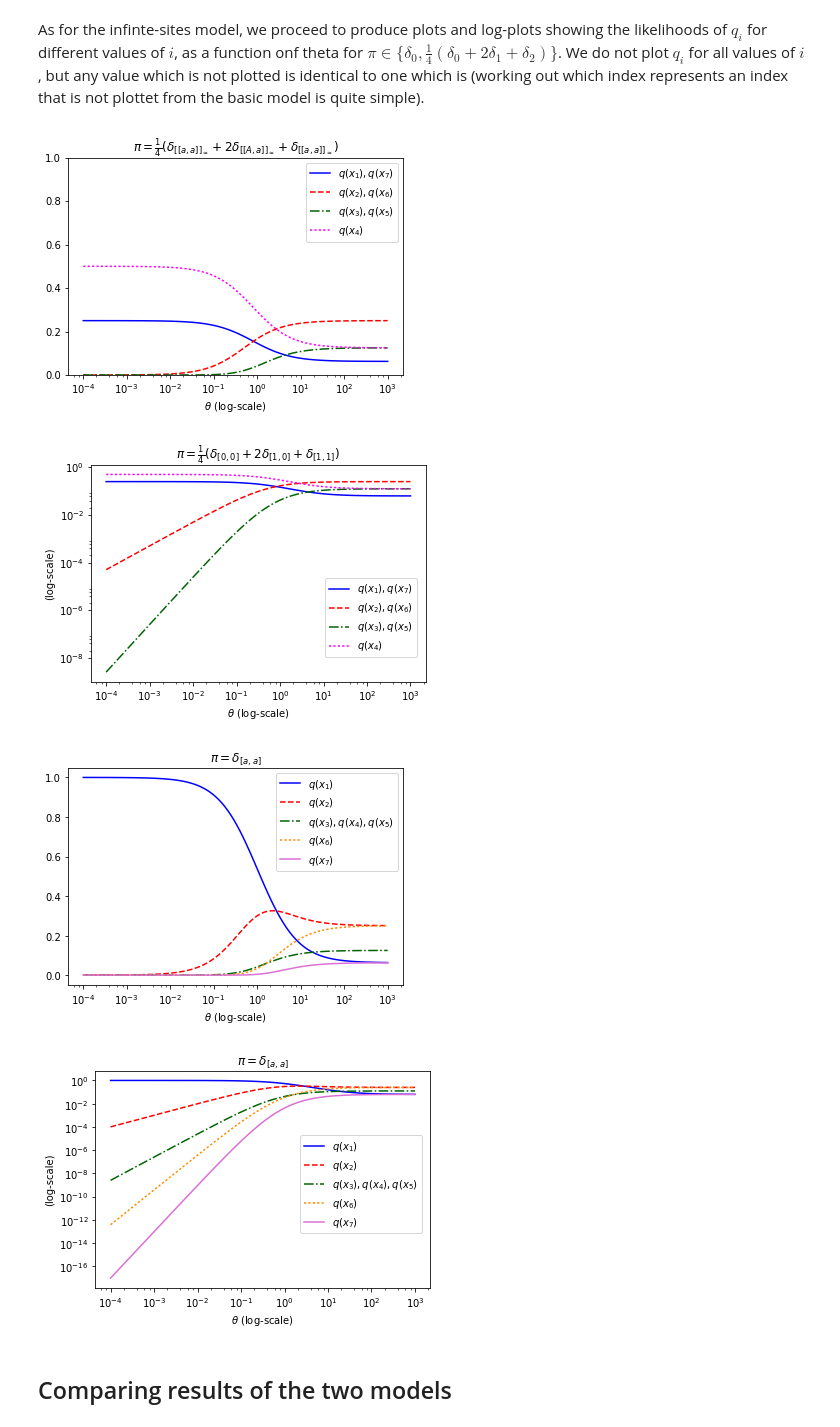
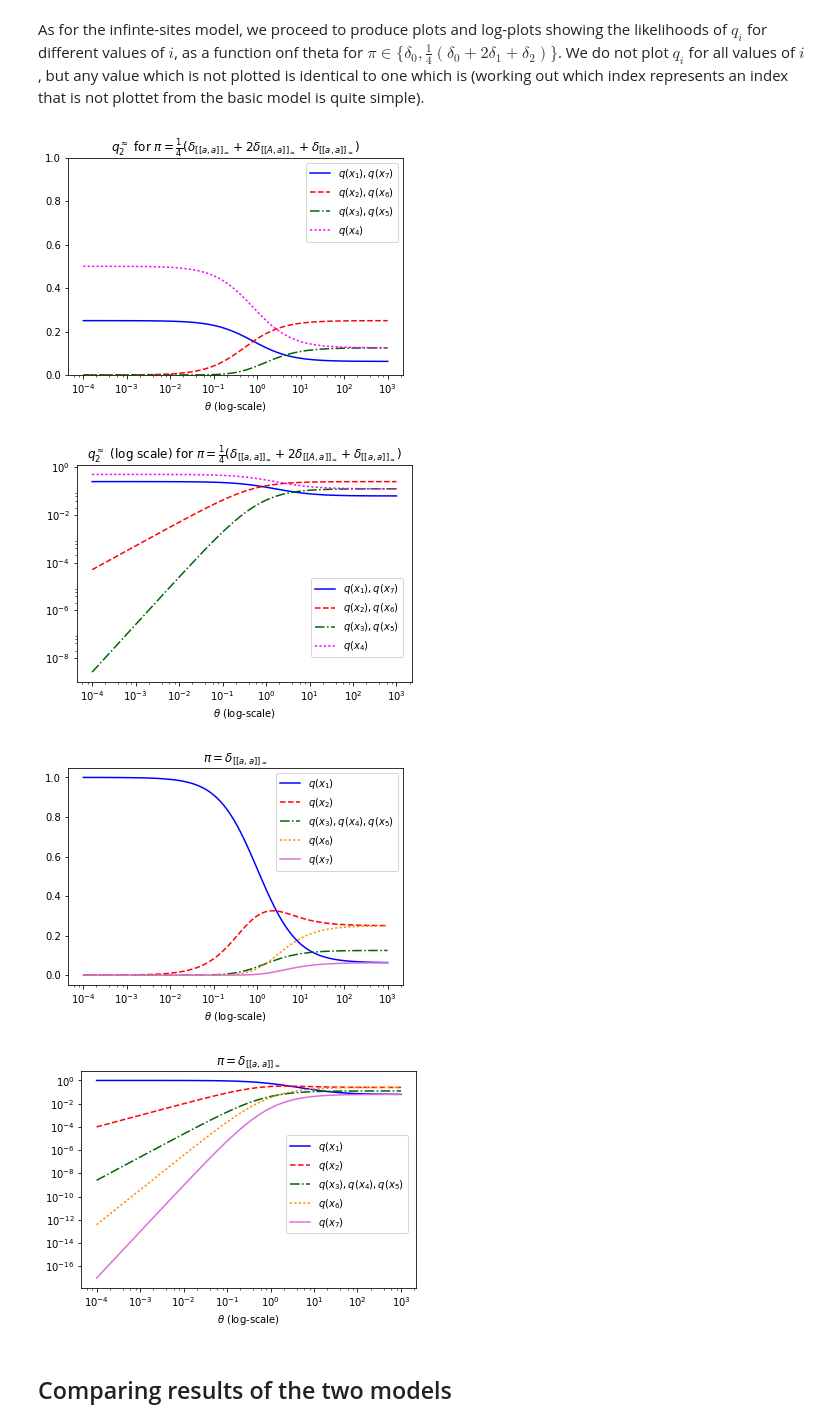
Before and after one commit to Cronjaeger/almost-infinite-sites-recursions, a Jupyter notebook: ipython_notebooks/explicit_solution_of_recursions.ipynb, the cells around one changed output. Cells and saved outputs as stored; diff of their text form; code cells hidden in the pictures.

```diff
--- a/ipython_notebooks/explicit_solution_of_recursions.ipynb
+++ b/ipython_notebooks/explicit_solution_of_recursions.ipynb
@@ -240,7 +240,7 @@ solutions,Ms,bs = solve_GT_recursions(thetas,pis)
 # %% [markdown]
 We Proceed to produce plots and log-plots showing the likelihoods of $q_i$ for different values of $i$, as a function onf theta for $\pi \in \{ \delta_0 , \frac{1}{4}(\delta_0 + \delta_1 + \delta_2 + \delta_3) \}$. We do not plot $q_i$ for all values of $i$, but any value which is not plotted is identical to one which is (working out which index represents an index that is not plottet from the basic model is quite simple).
 # %%
-figurepath = '/data/cormorant/Dropbox/doccuments/papers-in-progress/4-notes-new/recursions-note/'
+figurepath = '/data/cormorant/Dropbox/doccuments/papers-in-progress/4-notes-new/recursions-note/grapics-from-jupyter-notebook/'
 file_prefix = 'explicit_solutions_'
 file_extensions = ['.pdf','.png','.eps','.jpeg']
 def generate_figure_paths(figure_name):
@@ -642,7 +694,7 @@ plt.ylim(0,1)
 plt.legend()
 plt.xscale('log')
 plt.xlabel('$\\theta$ (log-scale)')
-plt.title('$\pi = \\frac{1}{4}(\delta_{[[a , a]]_{\\approx}} + 2\delta_{[[A , a]]_{\\approx}} + \delta_{[[a , a]]_{\\approx}})$')
+plt.title(r'$q^{\approx}_2$ for $\pi = \frac{1}{4}(\delta_{[[a , a]]_{\approx}} + 2\delta_{[[A , a]]_{\approx}} + \delta_{[[a , a]]_{\approx}})$')
 
 #figure_paths = generate_figure_paths('AIS_symetric_boundary')
 figure_paths = generate_figure_paths(r'note4_UnlabelledUnlabelled_symm_boundary')
@@ -663,19 +715,19 @@ plt.legend(bbox_to_anchor=(0.99, 0.50))
 plt.xscale('log')
 plt.yscale('log')
 plt.xlabel('$\\theta$ (log-scale)')
-plt.ylabel('(log-scale)')
+#plt.ylabel('(log-scale)')
 #plt.title('$q_i$ for $i \\in \\{ 3,4,5\\}$, $\pi = \\frac{1}{4}(\delta_0 + 2\delta_1 + \delta_2)$')
-plt.title('$\pi = \\frac{1}{4}(\delta_{[0 , 0]} + 2\delta_{[1 , 0]} + \delta_{[1 , 1]})$')
+plt.title(r'$q^{\approx}_2$ (log scale) for $\pi = \frac{1}{4}(\delta_{[[a , a]]_{\approx}} + 2\delta_{[[A , a]]_{\approx}} + \delta_{[[a , a]]_{\approx}})$')
 
-figure_paths = generate_figure_paths('AIS_symetric_boundary_log-log')
+figure_paths = generate_figure_paths(r'note4_UnlabelledUnlabelled_symm_boundary_log')
 for path in figure_paths:
     plt.savefig(path)
 
 plt.show()
 plt.close()
 # %% [output]
-[figure, old version]
+[figure, new version]
-[figure, old version]
+[figure, new version]
 # %%
 labels = {
     3: r'$q(x_1)$',
@@ -691,39 +743,39 @@ plt.figure(3)
 for i in (3,4,5,8,9):
     likelihhods = [solutions_AIS[(theta,pi2_AIS)][i] for theta in thetas]
     plt.plot(thetas,likelihhods, label = labels[i], linestyle = styles[i], color = colors[i])
 plt.xscale('log')
 plt.xlabel(r'$\theta$ (log-scale)')
-plt.title(r'$\pi = \delta_{[a, a]}$')
+plt.title(r'$\pi = \delta_{[[a, a]]_{\approx}}$')
 plt.legend()
 
 #figure_paths = generate_figure_paths('AIS_non-symetric_boundary')
 figure_paths = generate_figure_paths(r'note4_UnlabelledUnlabelled_point_boundary')
 for path in figure_paths:
     plt.savefig(path)
 
 plt.show()
 plt.close()
 
 plt.figure(4)
 for i in (3,4,5,8,9):
     likelihhods = [solutions_AIS[(theta,pi2_AIS)][i] for theta in thetas]
     plt.plot(thetas,likelihhods, label = labels[i], linestyle = styles[i], color = colors[i])
 plt.xscale('log')
 plt.yscale('log')
 plt.xlabel(r'$\theta$ (log-scale)')
-plt.ylabel('(log-scale)')
-plt.title(r'$\pi = \delta_{[a, a]}$')
+#plt.ylabel('(log-scale)')
+plt.title(r'$\pi = \delta_{[[a, a]]_{\approx}}$')
 plt.legend(bbox_to_anchor=(0.99, 0.725))
 
-figure_paths = generate_figure_paths('AIS_non-symetric_boundary_log-log')
+figure_paths = generate_figure_paths(r'note4_UnlabelledUnlabelled_point_boundary_log')
 for path in figure_paths:
     plt.savefig(path)
 
 plt.show()
 plt.close()
 # %% [output]
-[figure, old version]
+[figure, new version]
-[figure, old version]
+[figure, new version]
 # %% [markdown]
 ## Comparing results of the two models
 # %% [markdown]
```
Also changed, not shown: parts of 2 cells of this notebook.
